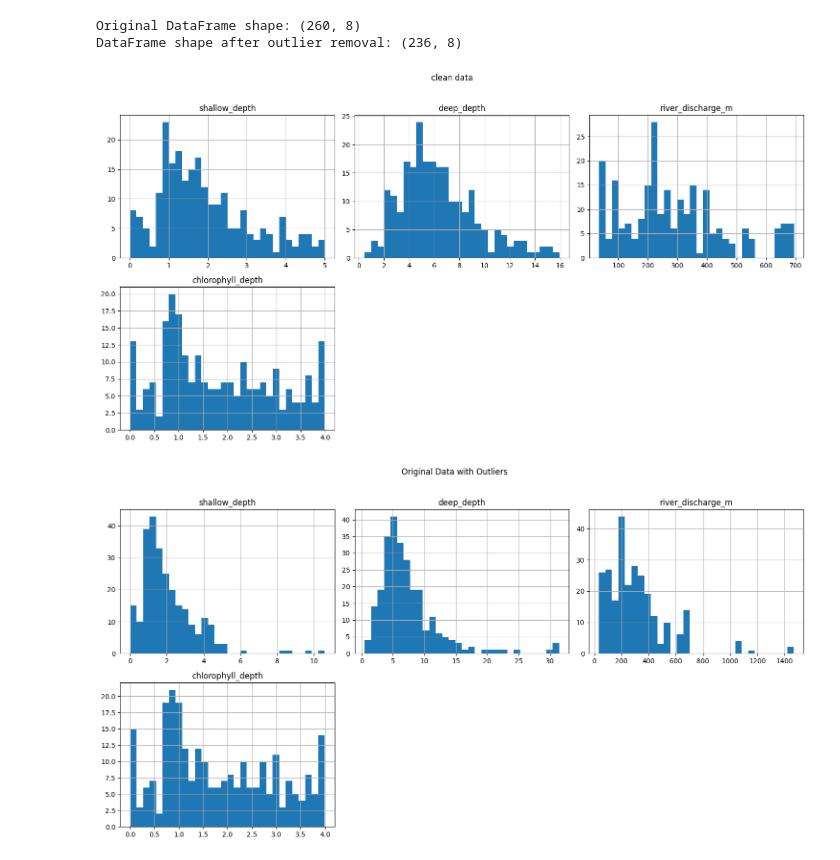
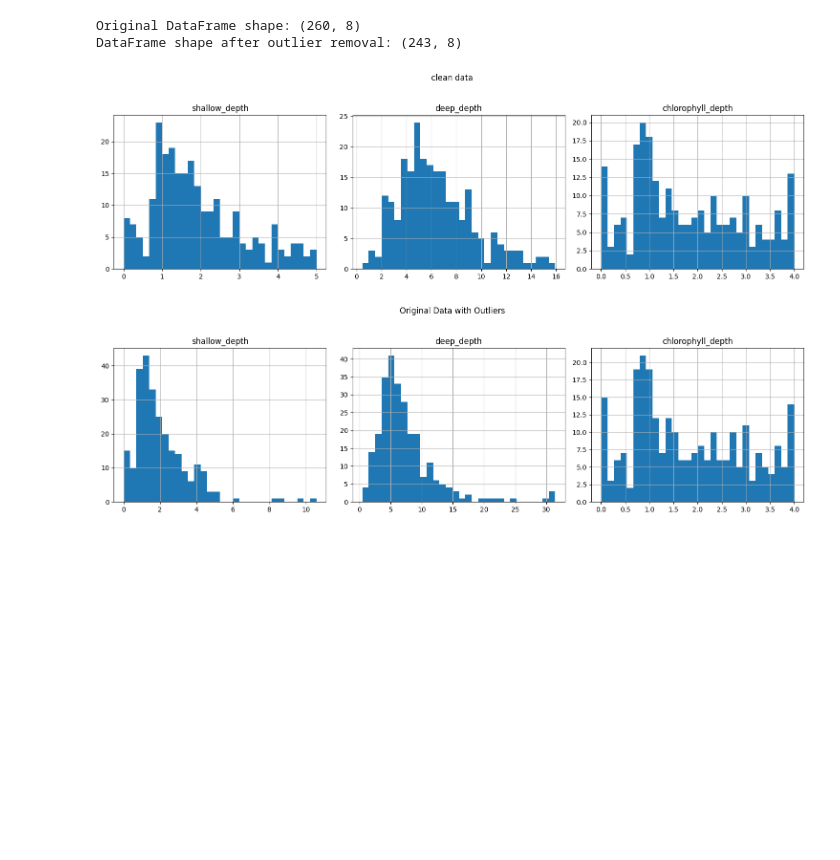
Before and after one commit to Revenant-12/Chlorocline-Predictor, a Jupyter notebook: Code.ipynb, the cells around one changed output. Cells and saved outputs as stored; diff of their text form; code cells hidden in the pictures; blank space fills up the shorter version.

```diff
--- a/Code.ipynb
+++ b/Code.ipynb
@@ -54,7 +54,7 @@ data = pd.read_csv('Raw data chlorocline.csv', encoding='latin-1') # Try 'latin-
 import pandas as pd
 from scipy import stats
 
-feature_cols = ['shallow_depth', 'deep_depth','river_discharge_m']
+feature_cols = ['shallow_depth', 'deep_depth']
 target_col = 'chlorophyll_depth'
 
 # Remove all rows where 'chlorophyll_depth' > 6
@@ -91,36 +91,36 @@ if 'data' in locals():
     data_cleaned = remove_outliers(data)
     print("Original DataFrame shape:", data.shape)
     print("DataFrame shape after outlier removal:", data_cleaned.shape)
     # Now you can use 'data_cleaned' for further analysis and model building
 else:
     print("Please load your DataFrame into a variable named 'data' before running this code.")
 
 
 import matplotlib.pyplot as plt
 def plot_histograms(data, feature_cols, target_col, title):
     """
     Plots histograms for the specified feature columns and target column.
 
     Args:
         data (pd.DataFrame): The input DataFrame.
         feature_cols (list): List of feature column names.
         target_col (str): The target column name.
     """
     # Combine feature columns and target column for plotting
     columns_to_plot = feature_cols + [target_col]
 
     # Plot a histogram for each column
     data[columns_to_plot].hist(bins=30, figsize=(15, 8), layout=(2, 3))
     plt.suptitle(title)
     plt.tight_layout(rect=[0, 0, 1, 0.96])
     plt.show()
 plot_histograms(data_cleaned, feature_cols, target_col, 'clean data')
 plot_histograms(data, feature_cols, target_col, "Original Data with Outliers")
 # %% [output]
 Original DataFrame shape: (260, 8)
-DataFrame shape after outlier removal: (236, 8)
+DataFrame shape after outlier removal: (243, 8)
-[figure, old version]
+[figure, new version]
-[figure, old version]
+[figure, new version]
 # %%
 from sklearn.linear_model import LinearRegression
 from sklearn.metrics import mean_squared_error
```
Also changed, not shown: parts of 3 cells of this notebook.
